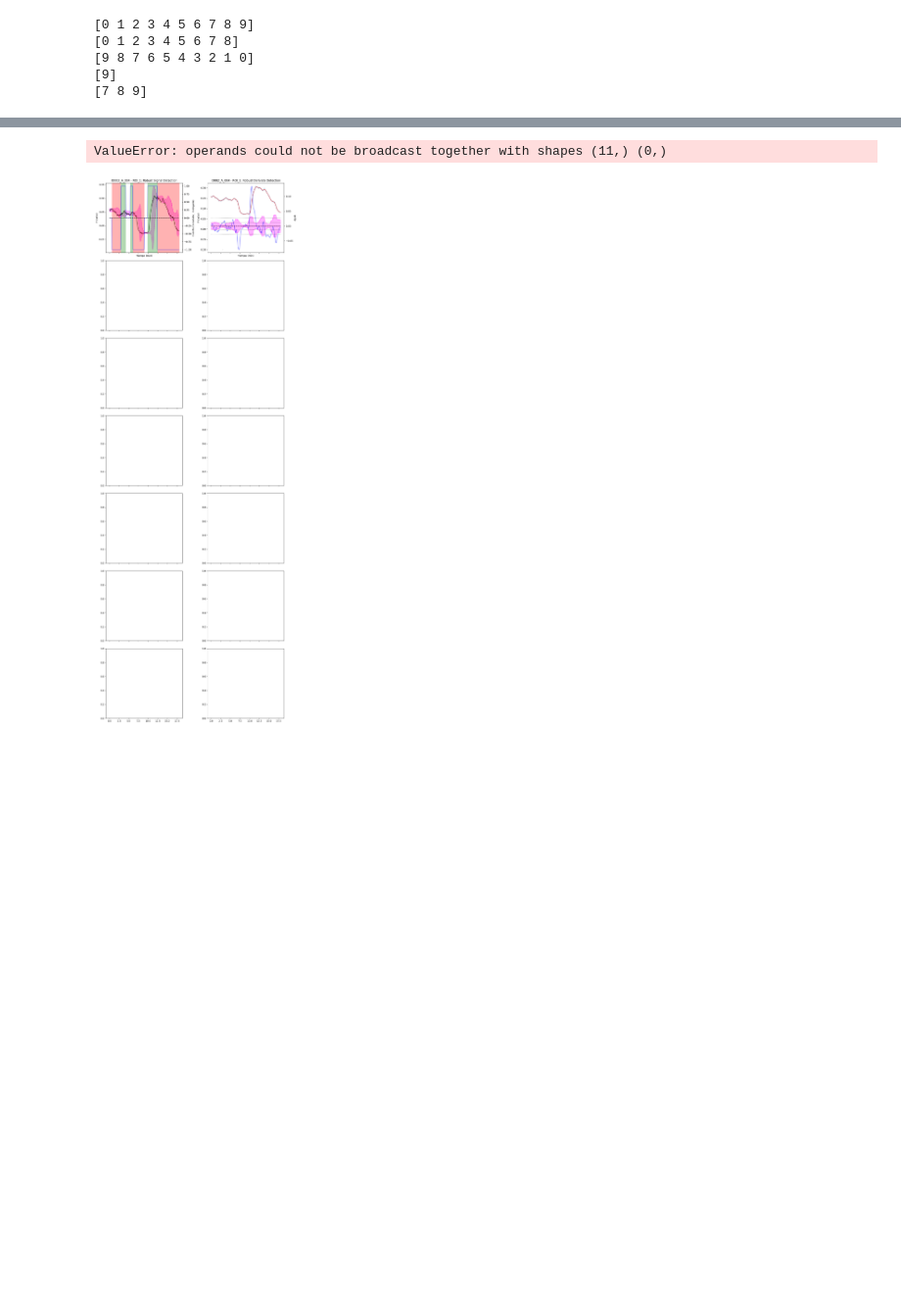
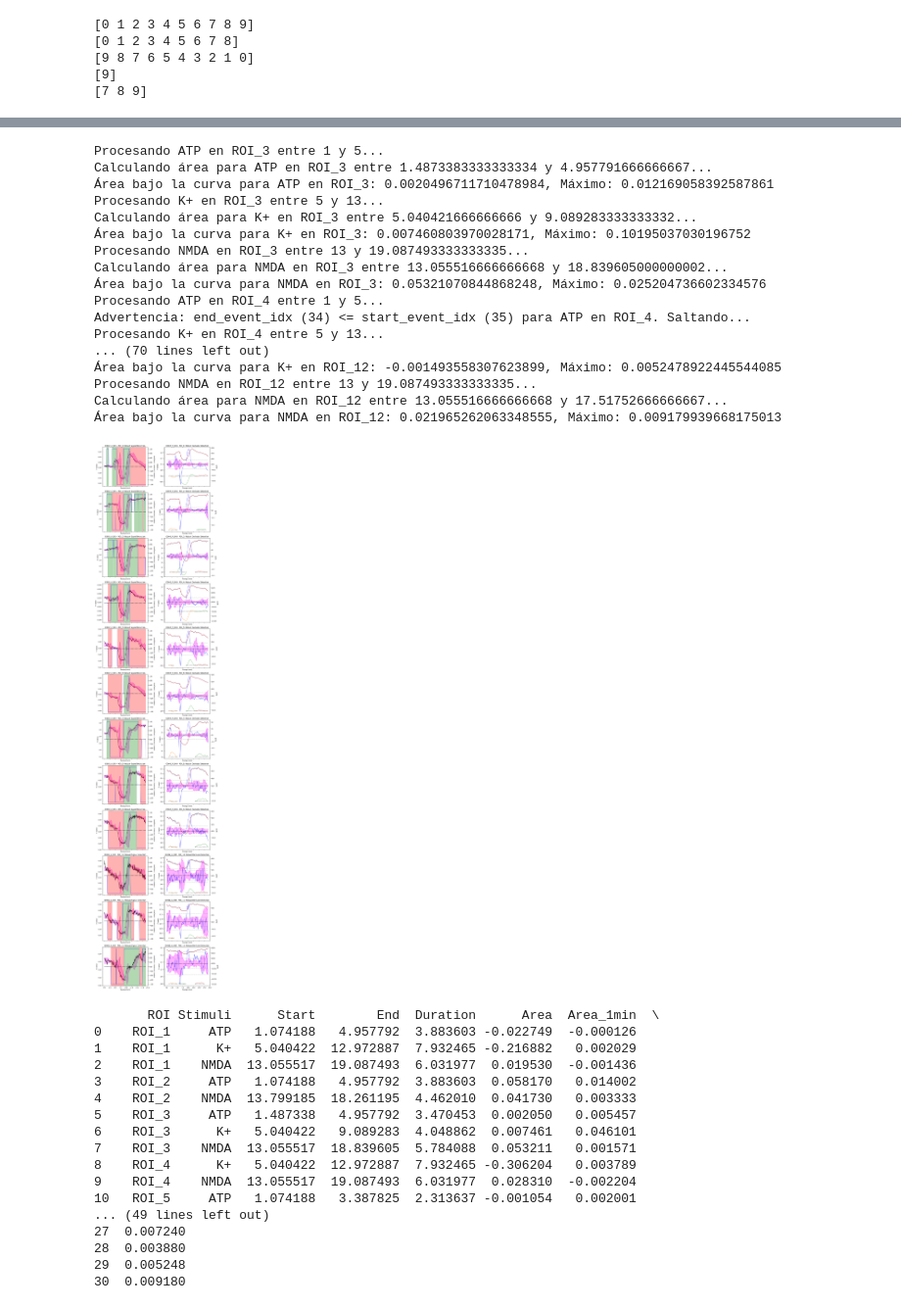
Before and after one commit to emodoro/Calcium_Image, a Jupyter notebook: notebooks/imagen_calcio.ipynb, the cells around one changed output, grey strips where cells are left out. Shown at 98% size. Cells and saved outputs as stored; diff of their text form; code cells hidden in the pictures; blank space fills up the shorter version.

```diff
--- a/notebooks/imagen_calcio.ipynb
+++ b/notebooks/imagen_calcio.ipynb
@@ -76,7 +69,7 @@ from scipy.integrate import trapezoid
 import math
 # %%
 # Ver qué carpetas hay en el directorio Experimentos
-base_dir = '../Experimentos'
+base_dir = '../../Experimentos'
 carpetas = os.listdir(base_dir)
 # Eliminar archivos que no sean carpetas
 carpetas = [carpeta for carpeta in carpetas if os.path.isdir(os.path.join(base_dir, carpeta))]
@@ -122,7 +115,7 @@ Para leer los archivos .txt y .csv, se puede utilizar la función `read_csv` de
 ##################### Registro (.txt) y Estimulos (.csv) ##########################
 ######################################################################################
 
-exper = 3 # Solo para la primera carpeta, puedes iterar sobre todas si quieres
+exper = 2 # Solo para la primera carpeta, puedes iterar sobre todas si quieres
 # 1.1. Listar los archivos dentro de la primera carpeta
 archivos = os.listdir(os.path.join(base_dir, carpetas[exper]))
 txt_files = [archivo for archivo in archivos if archivo.endswith('.txt')]
@@ -809,14 +805,34 @@ for idx, columns in enumerate(data.columns[1:]):
         start_time = t[start_event_idx]  # Actualizar el inicio del estímulo al tiempo del primer evento de subida
 
         # Encontrar el último evento de bajada antes del siguiente estímulo
-        end_event_idx = np.where((t <= end_time) & (mask_signal == -1))[-1] # Último evento de bajada antes del final del estímulo
-        if len(end_event_idx) > 0:
-            end_event_idx = end_event_idx[-1]  # Último evento de bajada
+        end_event_idx_array = np.where((t <= end_time) & (mask_signal == -1))[0]  # Último evento de bajada antes del final del estímulo
+        if len(end_event_idx_array) > 0:
+            end_event_idx = end_event_idx_array[-1]  # Último evento de bajada
         else:
-            end_event_idx = np.where(t <= end_time)[-1][0]  # Último índice antes del final del estímulo
+            end_event_idx = np.where(t <= end_time)[0][-1]  # Último índice antes del final del estímulo
+
+        # Validar que end_event_idx sea mayor que start_event_idx
+        if end_event_idx <= start_event_idx:
+            print(f"Advertencia: end_event_idx ({end_event_idx}) <= start_event_idx ({start_event_idx}) para {estimulo} en {columns}. Saltando...")
+            continue
+
         end_time = t[end_event_idx]  # Actualizar el final del estímulo al tiempo del último evento de bajada
 
+        """
+        # Encontrar el último evento de bajada antes del siguiente estímulo
+        end_event_idx_array = np.where((t <= end_time) & (mask_signal == -1))[0]  # Último evento de bajada antes del final del estímulo
+        if len(end_event_idx_array) > 0:
+            end_event_idx = end_event_idx_array[-1]  # Último evento de bajada
+        else:
+            end_event_idx = np.where(t <= end_time)[0][-1]  # Último índice antes del final del estímulo
 
+        # Validar que end_event_idx sea mayor que start_event_idx
+        if end_event_idx <= start_event_idx:
+            print(f"Advertencia: end_event_idx ({end_event_idx}) <= start_event_idx ({start_event_idx}) para {estimulo} en {columns}. Saltando...")
+            continue
+
+        end_time = t[end_event_idx]  # Actualizar el final del estímulo al tiempo del último evento de bajada
+        """
         # Calcular el área bajo la curva original entre el primer evento de subida y el último evento de bajada
         print(f"Calculando área para {estimulo} en {columns} entre {t[start_event_idx]} y {t[end_event_idx]}...")
 
@@ -867,2 +898,35 @@ Calculando área para ATP en ROI_1 entre 2.974675 y 2.892045...
-ValueError: operands could not be broadcast together with shapes (11,) (0,)
+Procesando ATP en ROI_3 entre 1 y 5...
+Calculando área para ATP en ROI_3 entre 1.4873383333333334 y 4.957791666666667...
+Área bajo la curva para ATP en ROI_3: 0.0020496711710478984, Máximo: 0.012169058392587861
+Procesando K+ en ROI_3 entre 5 y 13...
+Calculando área para K+ en ROI_3 entre 5.040421666666666 y 9.089283333333332...
+Área bajo la curva para K+ en ROI_3: 0.007460803970028171, Máximo: 0.10195037030196752
+Procesando NMDA en ROI_3 entre 13 y 19.087493333333335...
+Calculando área para NMDA en ROI_3 entre 13.055516666666668 y 18.839605000000002...
+Área bajo la curva para NMDA en ROI_3: 0.05321070844868248, Máximo: 0.025204736602334576
+Procesando ATP en ROI_4 entre 1 y 5...
+Advertencia: end_event_idx (34) <= start_event_idx (35) para ATP en ROI_4. Saltando...
+Procesando K+ en ROI_4 entre 5 y 13...
+... (70 lines left out)
+Área bajo la curva para K+ en ROI_12: -0.001493558307623899, Máximo: 0.0052478922445544085
+Procesando NMDA en ROI_12 entre 13 y 19.087493333333335...
+Calculando área para NMDA en ROI_12 entre 13.055516666666668 y 17.51752666666667...
+Área bajo la curva para NMDA en ROI_12: 0.021965262063348555, Máximo: 0.009179939668175013
-[figure, old version]
+[figure, new version]
+       ROI Stimuli      Start        End  Duration      Area  Area_1min  \
+0    ROI_1     ATP   1.074188   4.957792  3.883603 -0.022749  -0.000126
+1    ROI_1      K+   5.040422  12.972887  7.932465 -0.216882   0.002029
+2    ROI_1    NMDA  13.055517  19.087493  6.031977  0.019530  -0.001436
+3    ROI_2     ATP   1.074188   4.957792  3.883603  0.058170   0.014002
+4    ROI_2    NMDA  13.799185  18.261195  4.462010  0.041730   0.003333
+5    ROI_3     ATP   1.487338   4.957792  3.470453  0.002050   0.005457
+6    ROI_3      K+   5.040422   9.089283  4.048862  0.007461   0.046101
+7    ROI_3    NMDA  13.055517  18.839605  5.784088  0.053211   0.001571
+8    ROI_4      K+   5.040422  12.972887  7.932465 -0.306204   0.003789
+9    ROI_4    NMDA  13.055517  19.087493  6.031977  0.028310  -0.002204
+10   ROI_5     ATP   1.074188   3.387825  2.313637 -0.001054   0.002001
+... (49 lines left out)
+27  0.007240
+28  0.003880
+29  0.005248
+30  0.009180
```
Also changed, not shown: parts of 6 cells of this notebook.
